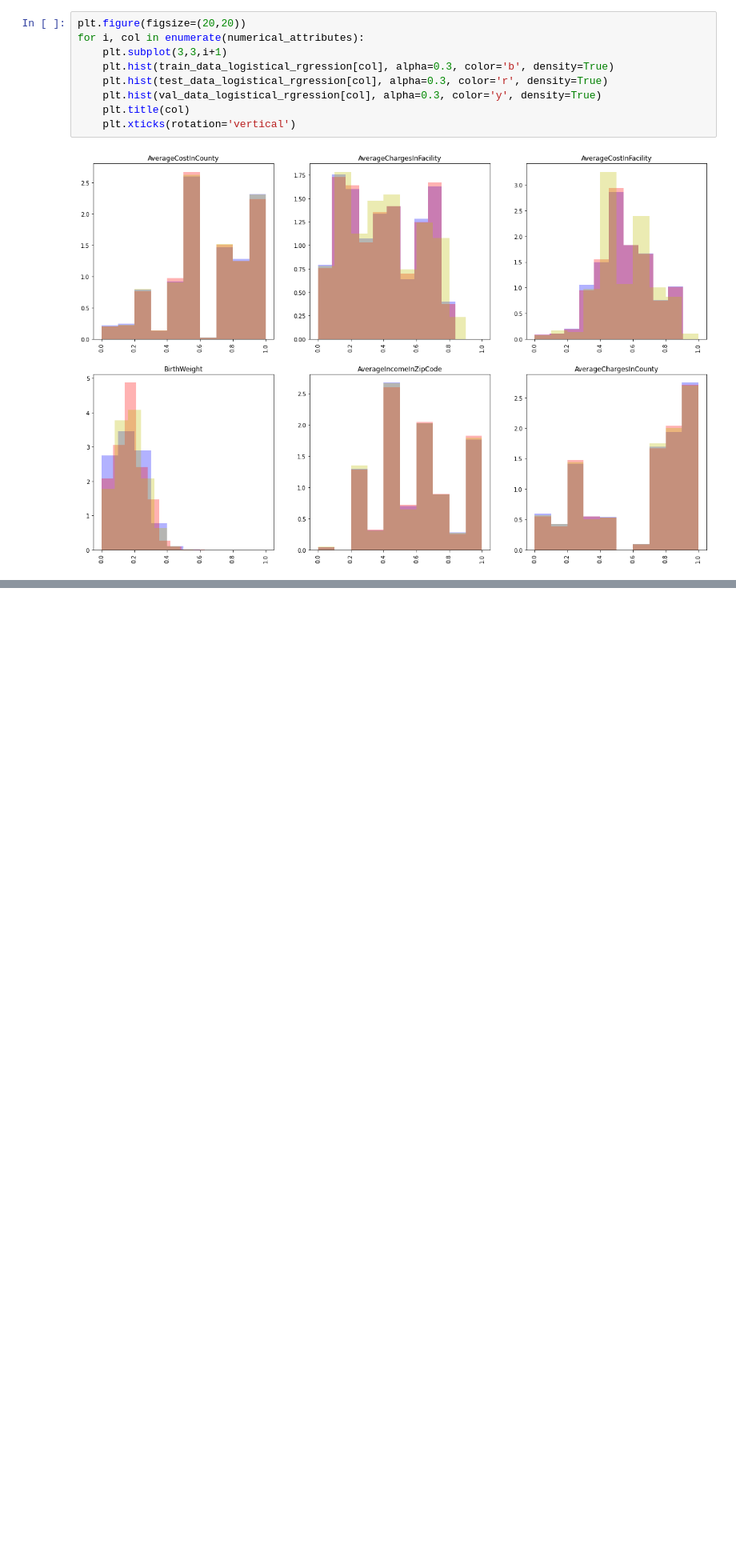
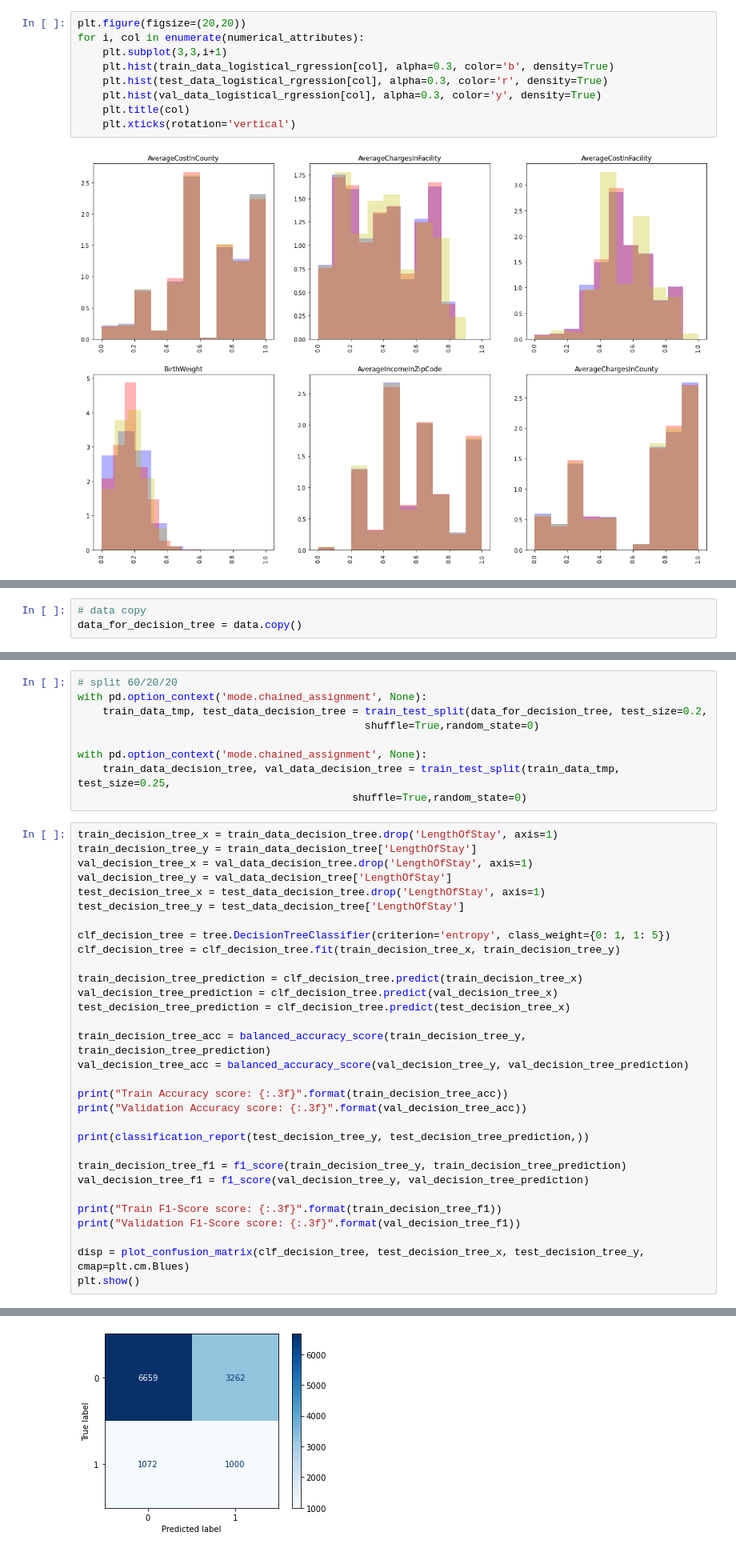
Before and after one commit to qinqin65/MachineLerningAssignment1, a Jupyter notebook: s3805989_assignment1.ipynb, the cells around one changed output, grey strips where cells are left out. Shown at 80% size. Saved outputs shown, nothing was run; the diff lists cells and outputs as text; blank space fills up the shorter version.

Commit message:
decision tree with poor performance

```diff
--- a/s3805989_assignment1.ipynb
+++ b/s3805989_assignment1.ipynb
@@ -348,0 +354,3 @@ Validation F1-Score score: 0.299
+# %%
+# data copy
+data_for_decision_tree = data.copy()
@@ -348,0 +369,41 @@ Validation F1-Score score: 0.299
+# %%
+# split 60/20/20
+with pd.option_context('mode.chained_assignment', None):
+    train_data_tmp, test_data_decision_tree = train_test_split(data_for_decision_tree, test_size=0.2,
+                                              shuffle=True,random_state=0)
+
+with pd.option_context('mode.chained_assignment', None):
+    train_data_decision_tree, val_data_decision_tree = train_test_split(train_data_tmp, test_size=0.25,
+                                            shuffle=True,random_state=0)
+# %%
+train_decision_tree_x = train_data_decision_tree.drop('LengthOfStay', axis=1)
+train_decision_tree_y = train_data_decision_tree['LengthOfStay']
+val_decision_tree_x = val_data_decision_tree.drop('LengthOfStay', axis=1)
+val_decision_tree_y = val_data_decision_tree['LengthOfStay']
+test_decision_tree_x = test_data_decision_tree.drop('LengthOfStay', axis=1)
+test_decision_tree_y = test_data_decision_tree['LengthOfStay']
+
+clf_decision_tree = tree.DecisionTreeClassifier(criterion='entropy', class_weight={0: 1, 1: 5})
+clf_decision_tree = clf_decision_tree.fit(train_decision_tree_x, train_decision_tree_y)
+
+train_decision_tree_prediction = clf_decision_tree.predict(train_decision_tree_x)
+val_decision_tree_prediction = clf_decision_tree.predict(val_decision_tree_x)
+test_decision_tree_prediction = clf_decision_tree.predict(test_decision_tree_x)
+
+train_decision_tree_acc = balanced_accuracy_score(train_decision_tree_y, train_decision_tree_prediction)
+val_decision_tree_acc = balanced_accuracy_score(val_decision_tree_y, val_decision_tree_prediction)
+
+print("Train Accuracy score: {:.3f}".format(train_decision_tree_acc))
+print("Validation Accuracy score: {:.3f}".format(val_decision_tree_acc))
+
+print(classification_report(test_decision_tree_y, test_decision_tree_prediction,))
+
+train_decision_tree_f1 = f1_score(train_decision_tree_y, train_decision_tree_prediction)
+val_decision_tree_f1 = f1_score(val_decision_tree_y, val_decision_tree_prediction)
+
+print("Train F1-Score score: {:.3f}".format(train_decision_tree_f1))
+print("Validation F1-Score score: {:.3f}".format(val_decision_tree_f1))
+
+disp = plot_confusion_matrix(clf_decision_tree, test_decision_tree_x, test_decision_tree_y, cmap=plt.cm.Blues)
+plt.show()
+# %% [output]
@@ -348,0 +423 @@ Validation F1-Score score: 0.299
+[figure, added]
```
Also changed, not shown: parts of 10 cells of this notebook.
